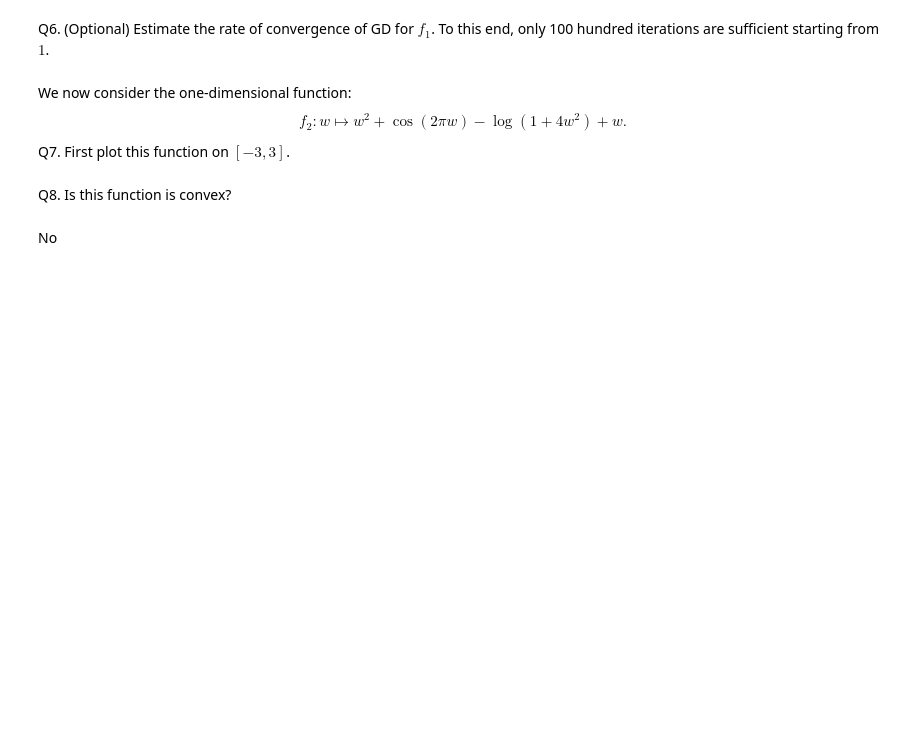
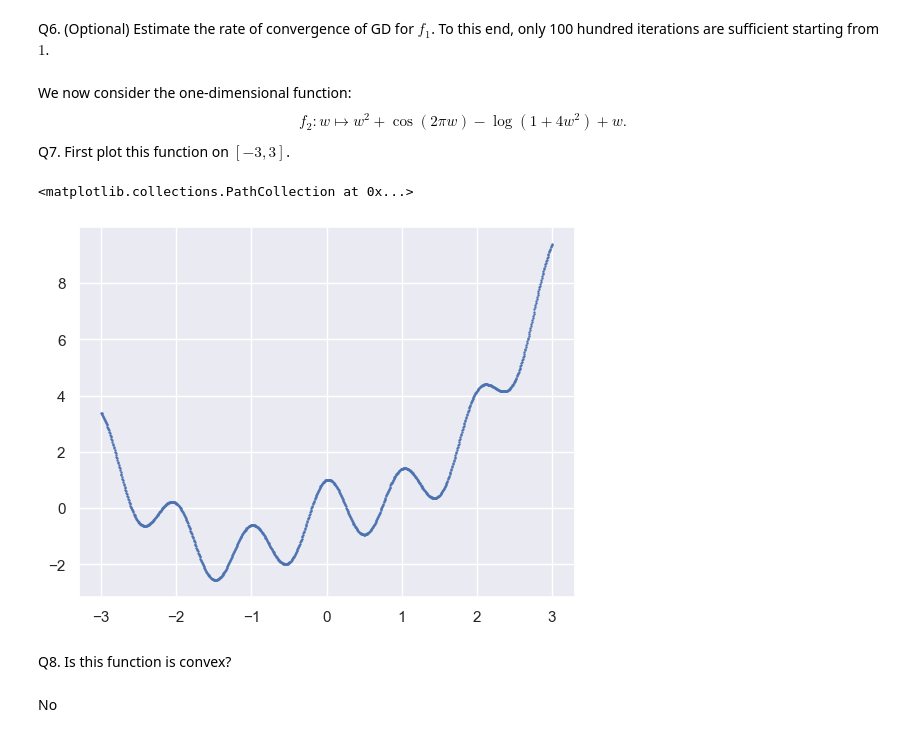
Before and after one commit to mat10599/machine-learning-notebooks, a Jupyter notebook: gradient_descent.ipynb, the cells around one changed output. Cells and saved outputs as stored; diff of their text form; code cells hidden in the pictures; blank space fills up the shorter version.

```diff
--- a/gradient_descent.ipynb
+++ b/gradient_descent.ipynb
@@ -104,13 +115,16 @@ Q7. First plot this function on $[-3,3]$.
 # %%
 def f_2(x):
     return x**2 + np.cos(2*np.pi*x) - np.log(1+4*x**2) + x
 
 
-x = np.linspace(-3, 3, 300)
+x = np.linspace(-3, 3, 1000)
 
 
 fig, ax = plt.subplots()
-ax.scatter(x, f_2(x))
+ax.scatter(x, f_2(x), s = 0.5)
+# %% [output]
+<matplotlib.collections.PathCollection at 0x...>
+[figure, added]
 # %% [markdown]
 Q8. Is this function is convex?
 # %% [markdown]
```
Also changed, not shown: parts of 8 cells of this notebook, 1 other file.
